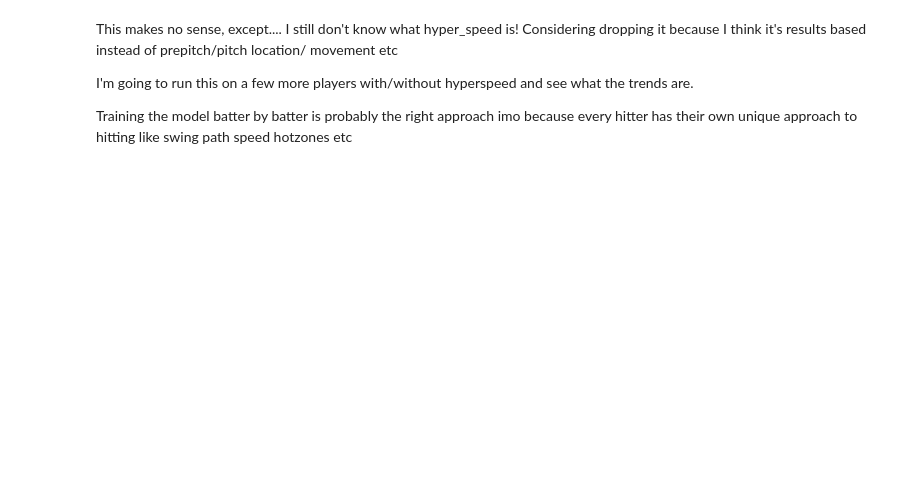
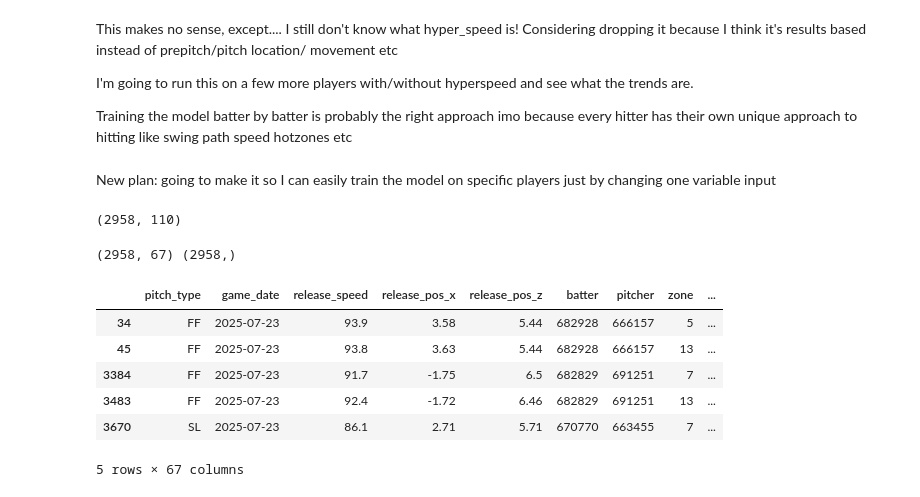
Before and after one commit to TDFelton/baseball_ML, a Jupyter notebook: testing.ipynb, the cells around one changed output. Drawn from its saved outputs; the diff is of its cells as text; code cells hidden in the pictures; blank space fills up the shorter version.

```diff
--- a/testing.ipynb
+++ b/testing.ipynb
@@ -225,3 +231,41 @@ Considering dropping it because I think it's results based instead of prepitch/p
 I'm going to run this on a few more players with/without hyperspeed and see what the trends are.
 
 Training the model batter by batter is probably the right approach imo because every hitter has their own unique approach to hitting like swing path speed hotzones etc
+# %% [markdown]
+New plan: going to make it so I can easily train the model on specific players just by changing one variable input
+# %%
+player = 'CJ Abrams'
+player_data = balldata[balldata['des'].astype(str).str.contains(f"{player}", case=False, na=False)]
+player_data = pd.DataFrame(player_data)
+player_data.shape
+# %% [output]
+(2958, 110)
+# %%
+hits = ['single','double','triple','home_run']
+player_y = player_data['events'].isin(hits).astype(int)
+player_x = player_data.drop(columns=['events'])
+player_x = player_x.drop(
+    columns=[col for col in player_x.columns if 'depreciated' in col or 'legacy' in col or 'estimated' in col]
+)
+
+# Drop specific additional columns
+cols_to_drop = [
+    'type', 'player_name', 'des', 'home_team', 'game_year', 'away_team', 'game_type',
+    'woba_value', 'woba_denom', 'babip_value', 'iso_value', 'launch_speed_angle',
+    'post_away_score', 'post_home_score', 'post_bat_score', 'post_fld_score','bat_win_dif'
+    'delta_home_win_exp', 'delta_run_exp', 'delta_pitcher_run_exp','bat_score','fld_score',
+    'home_score_diff', 'home_win_exp', 'on_3b', 'on_2b', 'on_1b','pitch_name','home_score','away_score','description',
+    'hit_location','bb_type','hc_x','hc_y','hit_distance_sc','launch_speed','launch_angle','delta_home_win_exp'
+]
+player_x = player_x.drop(columns=[col for col in cols_to_drop if col in player_x.columns])
+print(player_x.shape,player_y.shape)
+player_x.head()
+# %% [output]
+(2958, 67) (2958,)
+|  | pitch_type | game_date | release_speed | release_pos_x | release_pos_z | batter | pitcher | zone | ... |
+| 34 | FF | 2025-07-23 | 93.9 | 3.58 | 5.44 | 682928 | 666157 | 5 | ... |
+| 45 | FF | 2025-07-23 | 93.8 | 3.63 | 5.44 | 682928 | 666157 | 13 | ... |
+| 3384 | FF | 2025-07-23 | 91.7 | -1.75 | 6.5 | 682829 | 691251 | 7 | ... |
+| 3483 | FF | 2025-07-23 | 92.4 | -1.72 | 6.46 | 682829 | 691251 | 13 | ... |
+| 3670 | SL | 2025-07-23 | 86.1 | 2.71 | 5.71 | 670770 | 663455 | 7 | ... |
+5 rows × 67 columns
```
Also changed, not shown: parts of 12 cells of this notebook, 8 other files.
